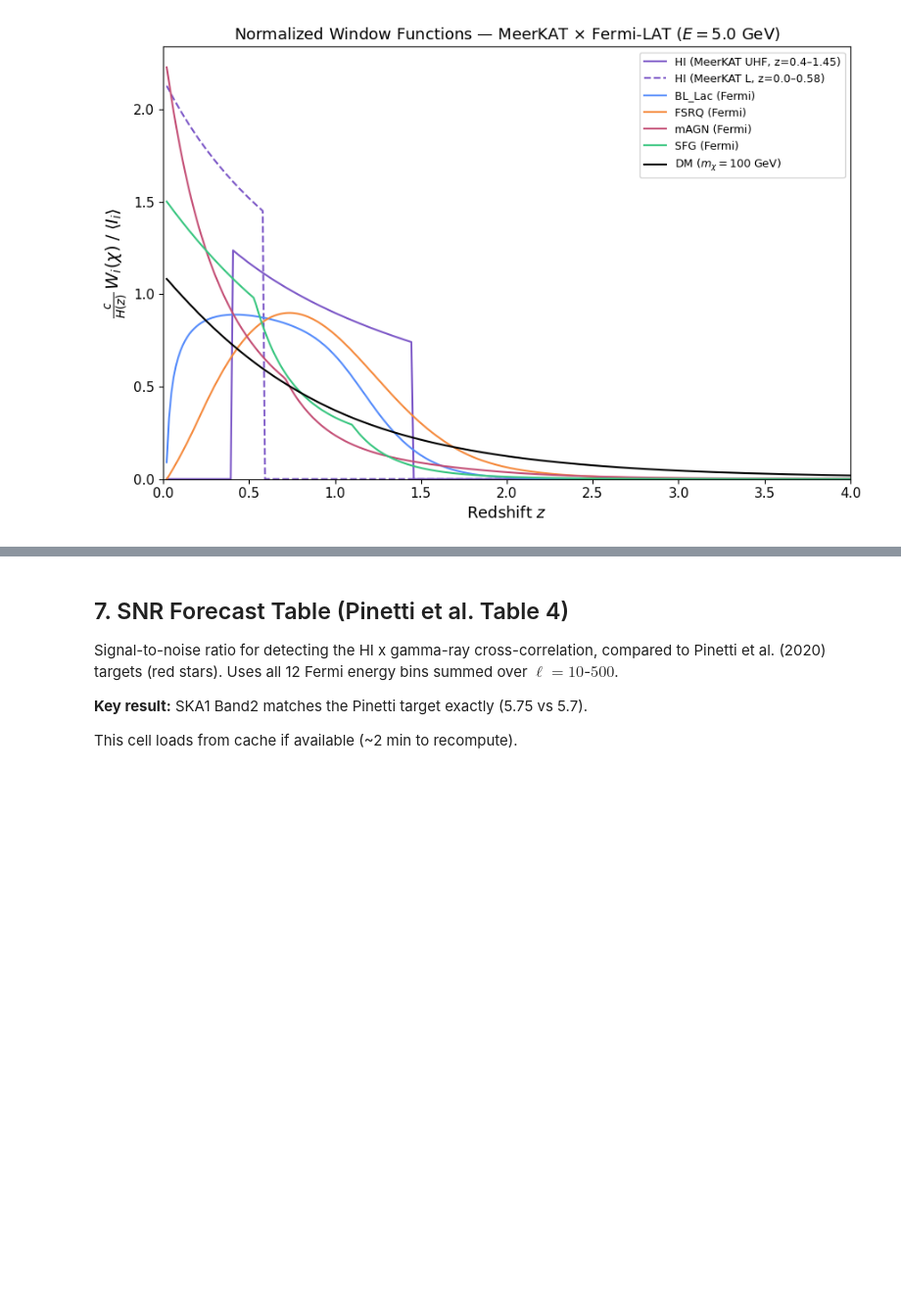
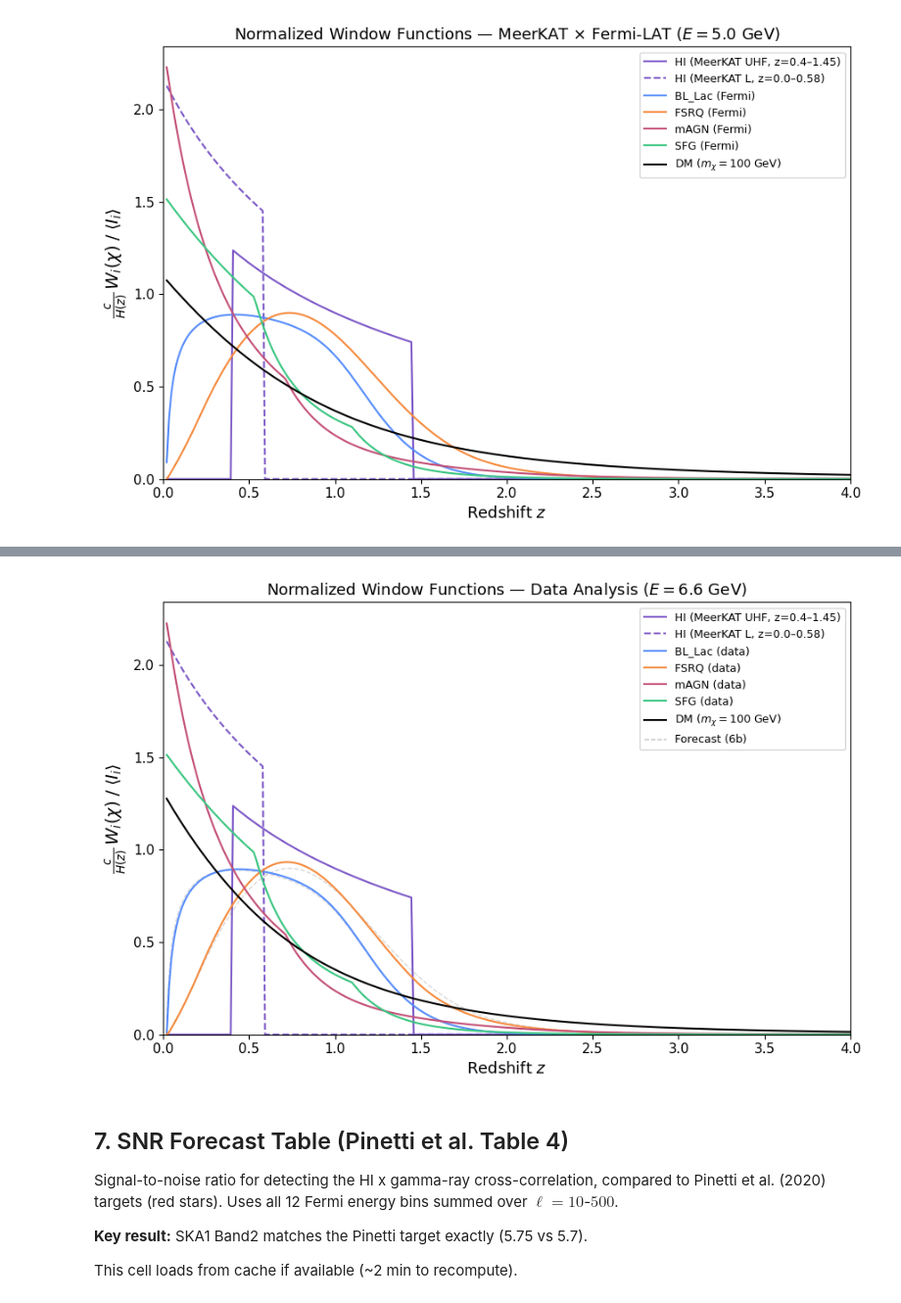
Before and after one commit to raw-asparagus/hixugrb, a Jupyter notebook: notebooks/pipeline_validation.ipynb, the cells around one changed output, grey strips where cells are left out. Shown at 98% size. Drawn from its saved outputs; the diff is of its cells as text; code cells hidden in the pictures; blank space fills up the shorter version.

Commit message:
[Package] Various fixes  - Redshift-dependence for EBL energies  - Add more strict data survey-dependent window functions

```diff
--- a/notebooks/pipeline_validation.ipynb
+++ b/notebooks/pipeline_validation.ipynb
@@ -309,0 +321,86 @@ fig.tight_layout()
+# %%
+# --- Survey-dependent per-z windows: DATA ANALYSIS mode ---
+z_plot3 = np.linspace(0.02, 4.0, 300)
+dz3 = z_plot3[1] - z_plot3[0]
+dchi_dz3 = np.array([cfg.C_LIGHT_KM_S * cfg.h / cosmo.H(z) for z in z_plot3])
+
+# Use Ammazzalorso reference energy (geometric mean of bin 4: 4.786-9.120 GeV)
+E_data = cfg.AMMAZZALORSO_E_B[3]  # ~6.6 GeV
+print(f"Data-analysis reference energy: E = {E_data:.2f} GeV")
+print(f"Forecast reference energy: E = {E_ref} GeV")
+
+# Show energy-dependent sensitivity comparison
+F_forecast = cfg.F_SENS
+F_data = astro.F_sens_energy(E_data)
+print(f"F_sens (forecast, constant): {F_forecast:.2e} cm^-2 s^-1")
+print(f"F_sens (data, E={E_data:.1f} GeV): {F_data:.2e} cm^-2 s^-1")
+print(f"F_sens (data, E=1 GeV): {astro.F_sens_energy(1.0):.2e} cm^-2 s^-1")
+print(f"F_sens (data, E=50 GeV): {astro.F_sens_energy(50.0):.2e} cm^-2 s^-1")
+
+# HI with MeerKAT band selections (same as 6b — unchanged)
+W_hi_bands_data = {}
+for name, zlo, zhi, _ in bands:
+    W_chi = np.array([hi.W_HI(z, zlo, zhi) for z in z_plot3])
+    W_hi_bands_data[name] = W_chi * dchi_dz3
+
+# Astro: unresolved with ENERGY-DEPENDENT threshold (data mode)
+W_astro_data = {}
+for src in astro_srcs:
+    W_chi = np.array([astro.W_gamma_astro(E_data, z, src, unresolved_only=True,
+                                           unresolved_mode='data') for z in z_plot3])
+    W_astro_data[src] = W_chi * dchi_dz3
+
+# Astro: unresolved with CONSTANT threshold (forecast, for comparison overlay)
+W_astro_forecast_ref = {}
+for src in astro_srcs:
+    W_chi = np.array([astro.W_gamma_astro(E_data, z, src, unresolved_only=True,
+                                           unresolved_mode='forecast') for z in z_plot3])
+    W_astro_forecast_ref[src] = W_chi * dchi_dz3
+
+# DM (same as theoretical)
+W_dm3 = np.array([dm.W_gamma_DM(E_data, z, m_chi) for z in z_plot3]) * dchi_dz3
+
+# --- Normalize ---
+I_hi_bands_data = {name: np.sum(W_hi_bands_data[name]) * dz3 for name, *_ in bands}
+I_astro_data = {src: np.sum(W_astro_data[src]) * dz3 for src in astro_srcs}
+I_astro_forecast_ref = {src: np.sum(W_astro_forecast_ref[src]) * dz3 for src in astro_srcs}
+I_dm3 = np.sum(W_dm3) * dz3
+
+# --- Plot ---
+fig, ax = plt.subplots(figsize=(9, 6))
+
+# HI bands (same as 6b)
+for name, zlo, zhi, ls in bands:
+    I = I_hi_bands_data[name]
+    if I > 0:
+        ax.plot(z_plot3, W_hi_bands_data[name] / I, color='C4', ls=ls, lw=1.5,
+                label=f'HI (MeerKAT {name}, z={zlo}–{zhi})')
+
+# Forecast overlay in light gray
+for src, color in [('BL_Lac', 'C0'), ('FSRQ', 'C1'), ('mAGN', 'C2'), ('SFG', 'C3')]:
+    I = I_astro_forecast_ref[src]
+    if I > 0:
+        ax.plot(z_plot3, W_astro_forecast_ref[src] / I, color='gray', alpha=0.3,
+                lw=1.0, ls='--')
+
+# Data-analysis astro windows
+for src, color in [('BL_Lac', 'C0'), ('FSRQ', 'C1'), ('mAGN', 'C2'), ('SFG', 'C3')]:
+    I = I_astro_data[src]
+    if I > 0:
+        ax.plot(z_plot3, W_astro_data[src] / I, color=color, lw=1.5,
+                label=f'{src} (data)')
+
+# DM
+if I_dm3 > 0:
+    ax.plot(z_plot3, W_dm3 / I_dm3, color='k', lw=1.5,
+            label=f'DM ($m_\\chi={m_chi:.0f}$ GeV)')
+
+# Forecast reference (single label for legend)
+ax.plot([], [], color='gray', alpha=0.5, ls='--', lw=1.0, label='Forecast (6b)')
+
+ax.set_xlabel('Redshift $z$', fontsize=13)
+ax.set_ylabel(r'$\frac{c}{H(z)}\,W_i(\chi)\;/\;\langle I_i \rangle$', fontsize=14)
+ax.set_title(f'Normalized Window Functions — Data Analysis ($E = {E_data:.1f}$ GeV)', fontsize=13)
+ax.legend(fontsize=9, loc='upper right'); ax.set_xlim(0, 4); ax.set_ylim(bottom=0)
+fig.tight_layout()
+# %% [output]
@@ -310,3 +413,4 @@ fig.tight_layout()
+[figure, added]
 # %% [markdown]
 ## 7. SNR Forecast Table (Pinetti et al. Table 4)
 
```
Also changed, not shown: parts of 2 cells of this notebook, 8 other files.
